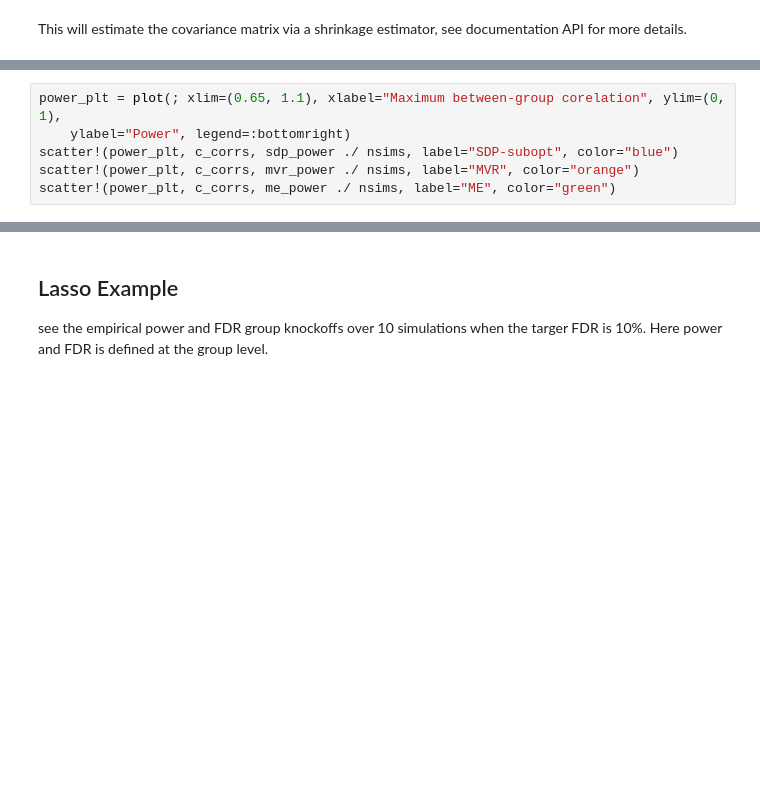
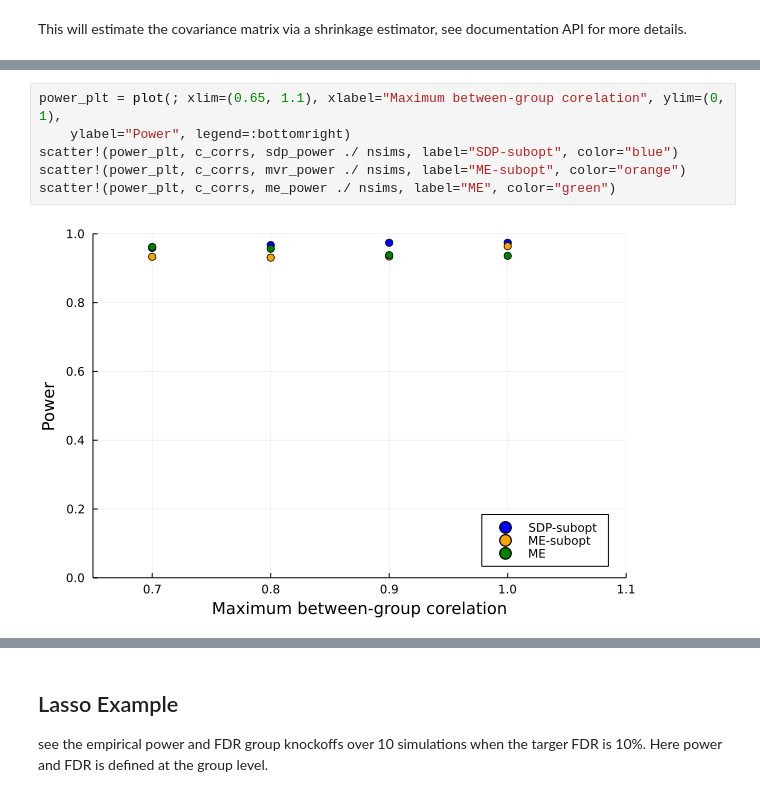
Before and after one commit to biona001/Knockoffs.jl, a Jupyter notebook: docs/src/man/group.ipynb, the cells around one changed output, grey strips where cells are left out. Saved outputs shown, nothing was run; the diff lists cells and outputs as text; blank space fills up the shorter version.

```diff
--- a/docs/src/man/group.ipynb
+++ b/docs/src/man/group.ipynb
@@ -342,9 +279,11 @@ end
 # %%
 power_plt = plot(; xlim=(0.65, 1.1), xlabel="Maximum between-group corelation", ylim=(0, 1),
     ylabel="Power", legend=:bottomright)
 scatter!(power_plt, c_corrs, sdp_power ./ nsims, label="SDP-subopt", color="blue")
-scatter!(power_plt, c_corrs, mvr_power ./ nsims, label="MVR", color="orange")
+scatter!(power_plt, c_corrs, mvr_power ./ nsims, label="ME-subopt", color="orange")
 scatter!(power_plt, c_corrs, me_power ./ nsims, label="ME", color="green")
+# %% [output]
+[figure, added]
 # %%
 fdr_plt = plot(; xlim=(0.65, 1.1), xlabel="Number of non-null features", ylim=(0, 0.3), ylabel="FDR")
 hline!(fdr_plt, [target_fdr], label="Target FDR", w=3, color="black")
```
Also changed, not shown: parts of 20 cells of this notebook, 1 other file.
